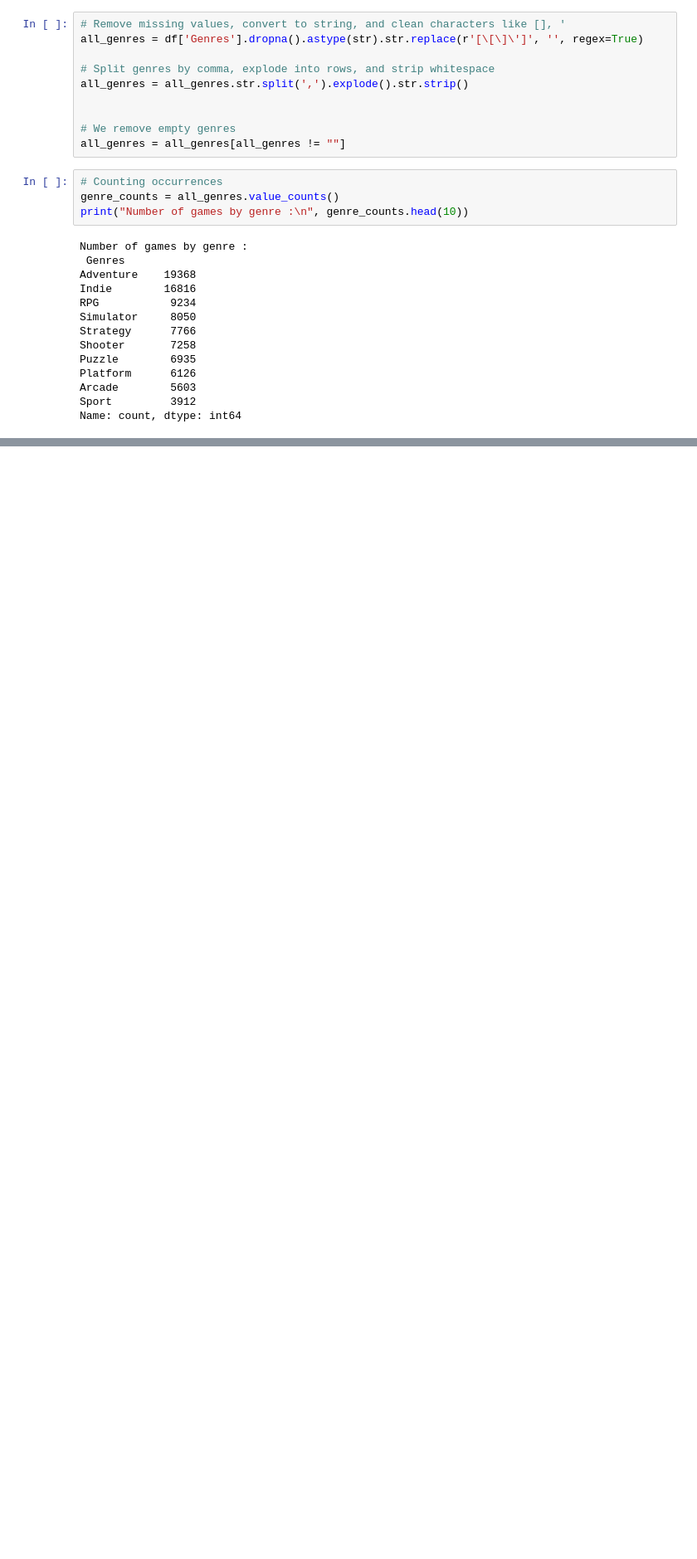
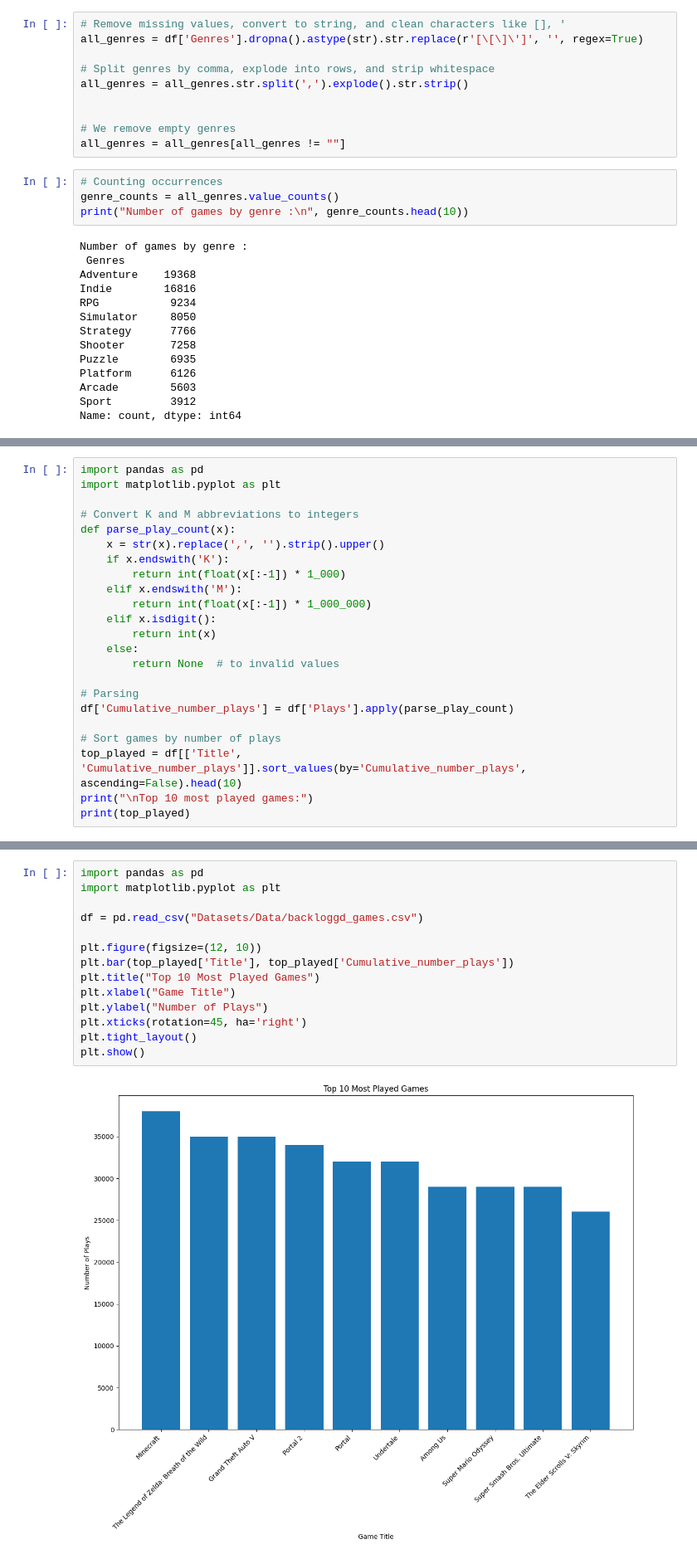
Before and after one commit to Bobyte5923/Stats_Proj, a Jupyter notebook: Projet.ipynb, the cells around one changed output, grey strips where cells are left out. Shown at 83% size. Drawn from its saved outputs; the diff is of its cells as text; blank space fills up the shorter version.

```diff
--- a/Projet.ipynb
+++ b/Projet.ipynb
@@ -101,0 +104,23 @@ plt.show()
+# %%
+import pandas as pd
+import matplotlib.pyplot as plt
+
+# Convert K and M abbreviations to integers
+def parse_play_count(x):
+    x = str(x).replace(',', '').strip().upper()
+    if x.endswith('K'):
+        return int(float(x[:-1]) * 1_000)
+    elif x.endswith('M'):
+        return int(float(x[:-1]) * 1_000_000)
+    elif x.isdigit():
+        return int(x)
+    else:
+        return None  # to invalid values
+
+# Parsing
+df['Cumulative_number_plays'] = df['Plays'].apply(parse_play_count)
+
+# Sort games by number of plays
+top_played = df[['Title', 'Cumulative_number_plays']].sort_values(by='Cumulative_number_plays', ascending=False).head(10)
+print("\nTop 10 most played games:")
+print(top_played)
@@ -101,0 +140,16 @@ plt.show()
+# %%
+import pandas as pd
+import matplotlib.pyplot as plt
+
+df = pd.read_csv("Datasets/Data/backloggd_games.csv")
+
+plt.figure(figsize=(12, 10))
+plt.bar(top_played['Title'], top_played['Cumulative_number_plays'])
+plt.title("Top 10 Most Played Games")
+plt.xlabel("Game Title")
+plt.ylabel("Number of Plays")
+plt.xticks(rotation=45, ha='right')
+plt.tight_layout()
+plt.show()
+# %% [output]
+[figure, added]
```
Also changed, not shown: parts of 5 cells of this notebook, 1 other file.
